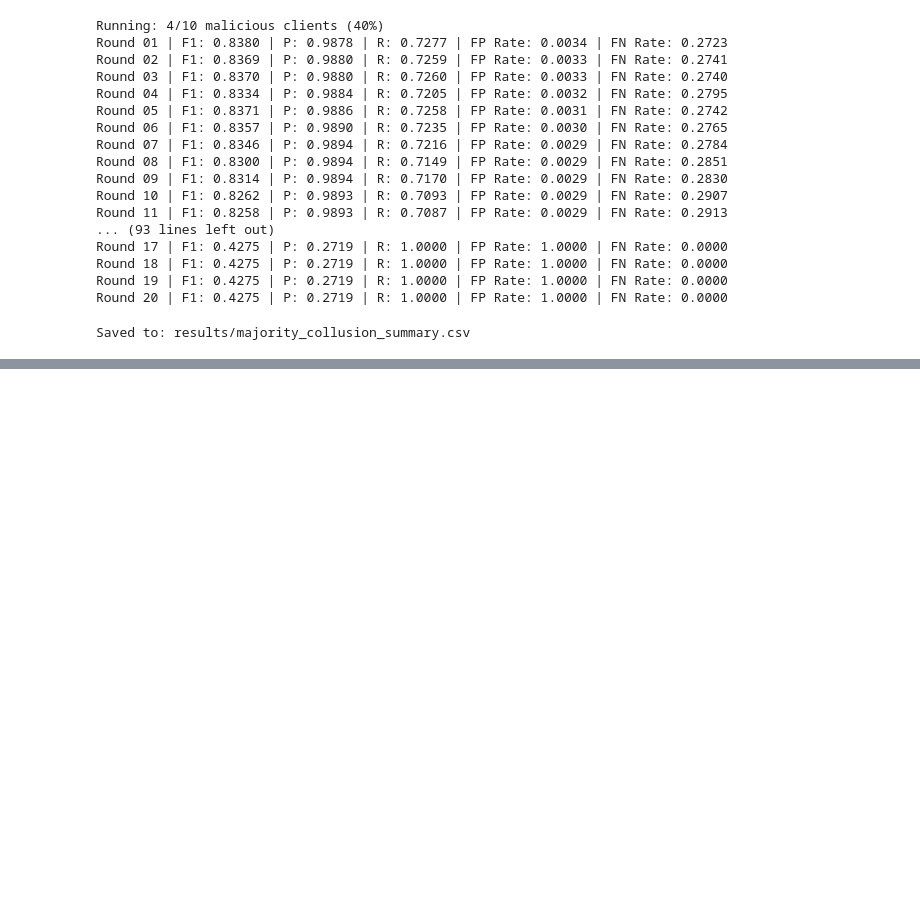
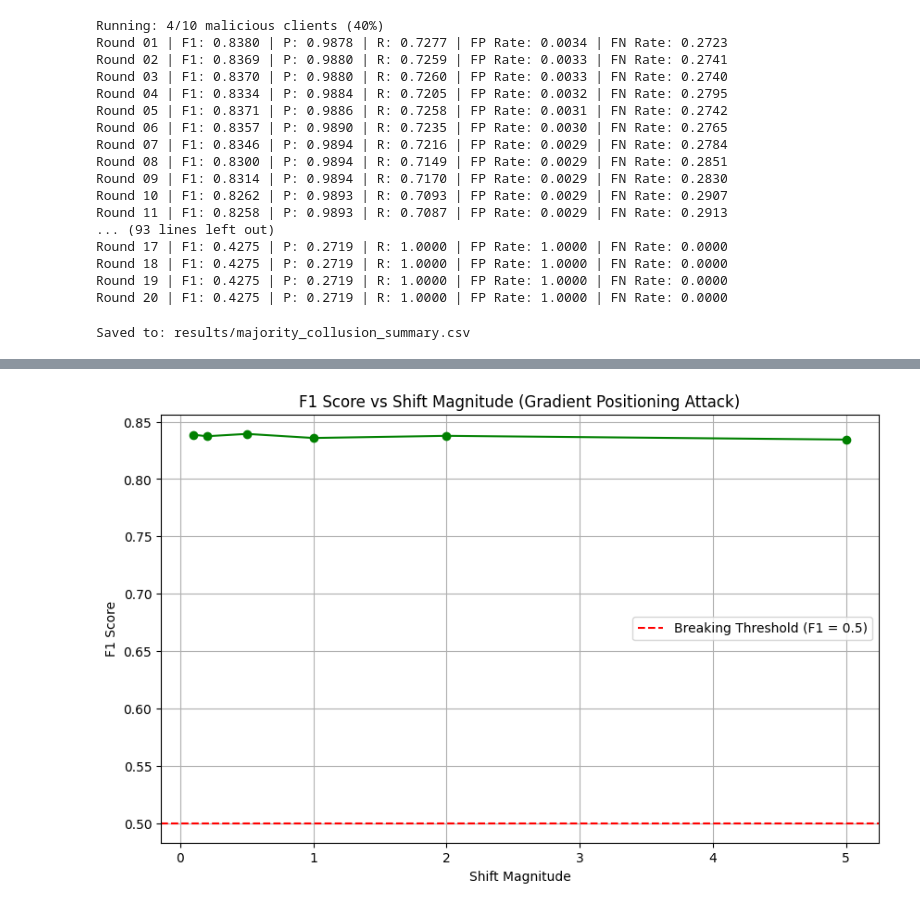
Before and after one commit to aztecx/FL-IDS-Surveillance, a Jupyter notebook: notebooks/07_Targetted_Adversarial_Robustness.ipynb, the cells around one changed output, grey strips where cells are left out. Cells and saved outputs as stored; diff of their text form; code cells hidden in the pictures; blank space fills up the shorter version.

Commit message:
Notebook 7: Gradient Positioning Attack

```diff
--- a/notebooks/07_Targetted_Adversarial_Robustness.ipynb
+++ b/notebooks/07_Targetted_Adversarial_Robustness.ipynb
@@ -274,0 +328,24 @@ Saved to: results/majority_collusion_summary.csv
+# %%
+def craft_gradient_positioning_attacks(honest_updates, shift_magnitude):
+    """
+    Craft 2 malicious updates that subtly shift the global median,
+    applied per layer
+    """
+    num_layers = len(honest_updates[0])
+    malicious_updates = []
+
+    for attacker_id in range(2):  # 2 malicious clients
+        attacker_weights = []
+        for layer_idx in range(num_layers):
+            # Stack layer values from all honest updates
+            layer_values = np.stack([client[layer_idx] for client in honest_updates], axis=0)
+            layer_median = np.median(layer_values, axis=0)
+            layer_std = np.std(layer_values, axis=0)
+
+            shift_vector = (shift_magnitude * (0.5 + attacker_id * 0.3)) * layer_std
+            crafted_layer = layer_median + shift_vector
+            attacker_weights.append(crafted_layer)
+
+        malicious_updates.append(attacker_weights)
+
+    return malicious_updates
@@ -274,0 +443,15 @@ Saved to: results/majority_collusion_summary.csv
+# %%
+df_positioning = pd.DataFrame(positioning_results)
+df_positioning.to_csv("results/gradient_positioning_summary.csv", index=False)
+
+plt.figure(figsize=(10, 6))
+plt.plot(df_positioning["Shift Magnitude"], df_positioning["F1 Score"], marker='o', color='green')
+plt.title("F1 Score vs Shift Magnitude (Gradient Positioning Attack)")
+plt.xlabel("Shift Magnitude")
+plt.ylabel("F1 Score")
+plt.axhline(y=0.5, color='red', linestyle='--', label="Breaking Threshold (F1 = 0.5)")
+plt.grid(True)
+plt.legend()
+plt.show()
+# %% [output]
+[figure, added]
```
Also changed, not shown: parts of 5 cells of this notebook, 1 other file.
